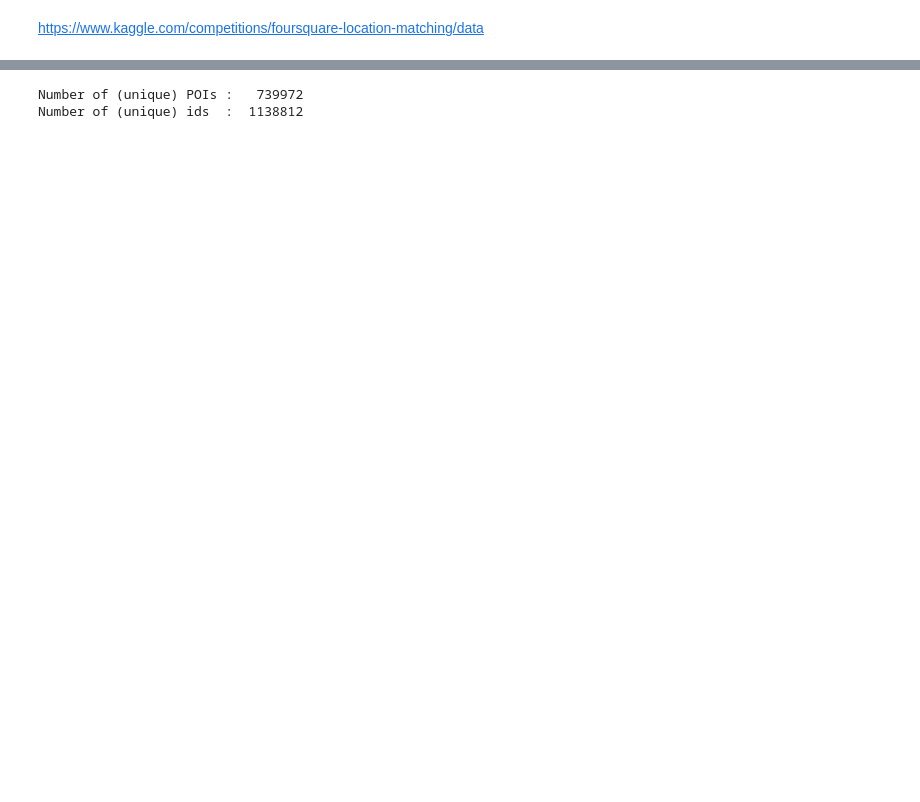
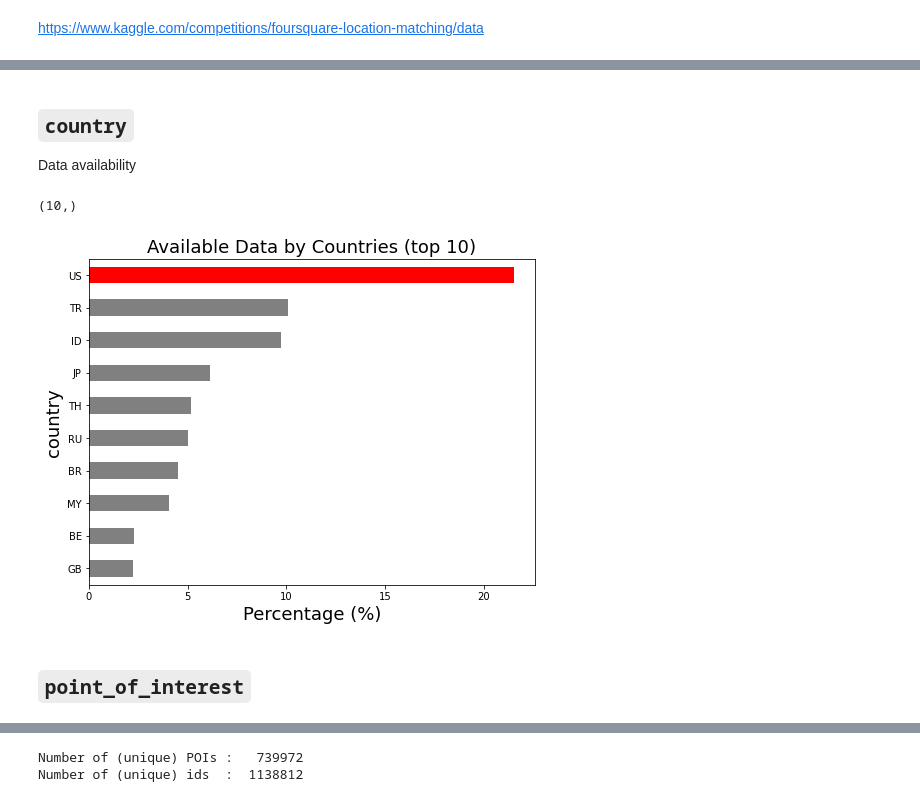
Before and after one commit to gormantt/foursquare-location-matching, a Jupyter notebook: cao_code/4sq-EDA1.ipynb, the cells around one changed output, grey strips where cells are left out. Drawn from its saved outputs; the diff is of its cells as text; code cells hidden in the pictures; blank space fills up the shorter version.

```diff
--- a/cao_code/4sq-EDA1.ipynb
+++ b/cao_code/4sq-EDA1.ipynb
@@ -106,0 +206,23 @@ True
+# %% [markdown]
+## `country`
+
+Data availability
+# %%
+country_stats = df['country'].value_counts()*100/df['country'].value_counts().sum()
+country_stats = country_stats.head(10).sort_values()
+print(country_stats.shape)
+
+fig, ax = plt.subplots(figsize=(8,6))
+color = ["gray"]*len(country_stats.index)
+color[-1] = "red"
+country_stats.plot(kind = 'barh', ax = ax, color = color)
+
+ax.set_title("Available Data by Countries (top 10)", fontsize = 18)
+ax.set_ylabel('country', fontsize = 18)
+ax.set_xlabel('Percentage (%)', fontsize = 18)
+plt.show()
+# %% [output]
+(10,)
+[figure, added]
+# %% [markdown]
+## `point_of_interest`
```
Also changed, not shown: parts of 75 cells of this notebook.
